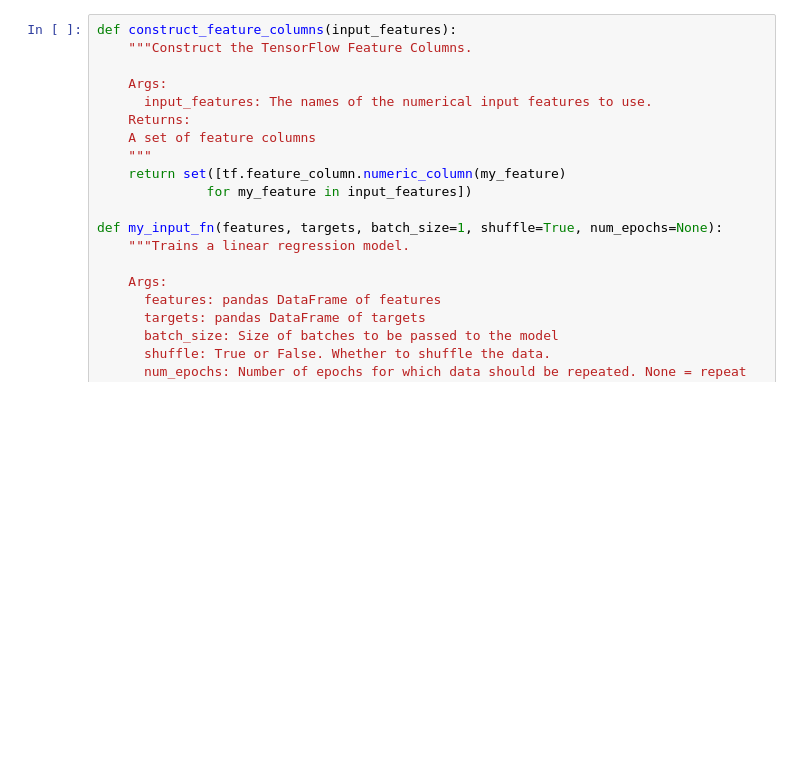
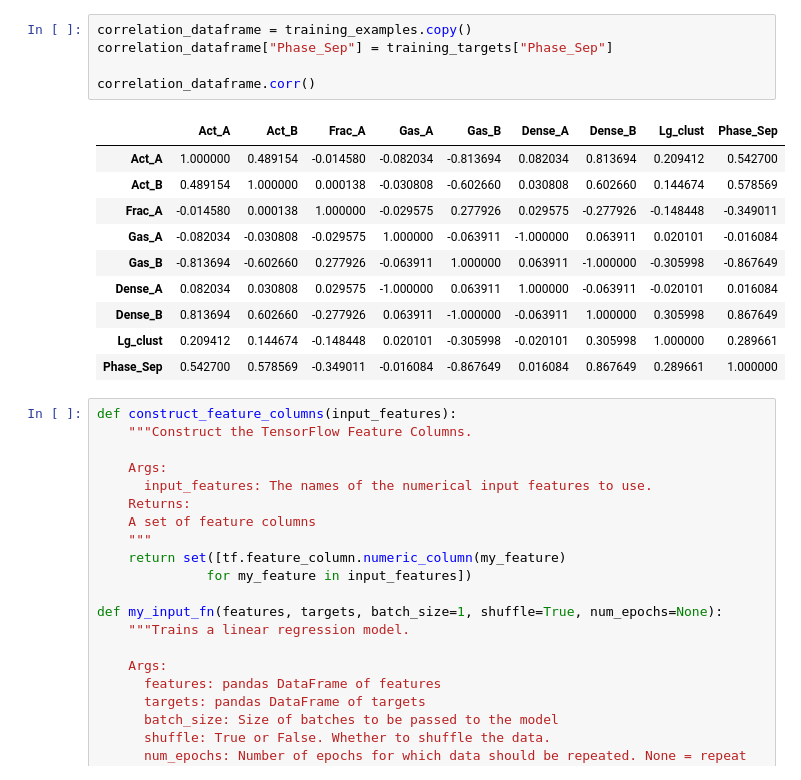
Before and after one commit to SteiniDavid/phaseSeparationCode, a Jupyter notebook: MLClassificationNonImage.ipynb, the cells around one changed output. Cells and saved outputs as stored; diff of their text form; blank space fills up the shorter version.

```diff
--- a/MLClassificationNonImage.ipynb
+++ b/MLClassificationNonImage.ipynb
@@ -107,3 +96,19 @@ Validation targets summary:
+# %%
+correlation_dataframe = training_examples.copy()
+correlation_dataframe["Phase_Sep"] = training_targets["Phase_Sep"]
+
+correlation_dataframe.corr()
+# %% [output]
+|  | Act_A | Act_B | Frac_A | Gas_A | Gas_B | Dense_A | Dense_B | Lg_clust | Phase_Sep |
+| Act_A | 1.000000 | 0.489154 | -0.014580 | -0.082034 | -0.813694 | 0.082034 | 0.813694 | 0.209412 | 0.542700 |
+| Act_B | 0.489154 | 1.000000 | 0.000138 | -0.030808 | -0.602660 | 0.030808 | 0.602660 | 0.144674 | 0.578569 |
+| Frac_A | -0.014580 | 0.000138 | 1.000000 | -0.029575 | 0.277926 | 0.029575 | -0.277926 | -0.148448 | -0.349011 |
+| Gas_A | -0.082034 | -0.030808 | -0.029575 | 1.000000 | -0.063911 | -1.000000 | 0.063911 | 0.020101 | -0.016084 |
+| Gas_B | -0.813694 | -0.602660 | 0.277926 | -0.063911 | 1.000000 | 0.063911 | -1.000000 | -0.305998 | -0.867649 |
+| Dense_A | 0.082034 | 0.030808 | 0.029575 | -1.000000 | 0.063911 | 1.000000 | -0.063911 | -0.020101 | 0.016084 |
+| Dense_B | 0.813694 | 0.602660 | -0.277926 | 0.063911 | -1.000000 | -0.063911 | 1.000000 | 0.305998 | 0.867649 |
+| Lg_clust | 0.209412 | 0.144674 | -0.148448 | 0.020101 | -0.305998 | -0.020101 | 0.305998 | 1.000000 | 0.289661 |
+| Phase_Sep | 0.542700 | 0.578569 | -0.349011 | -0.016084 | -0.867649 | 0.016084 | 0.867649 | 0.289661 | 1.000000 |
 # %%
 def construct_feature_columns(input_features):
     """Construct the TensorFlow Feature Columns.
```
Also changed, not shown: parts of 6 cells of this notebook.
